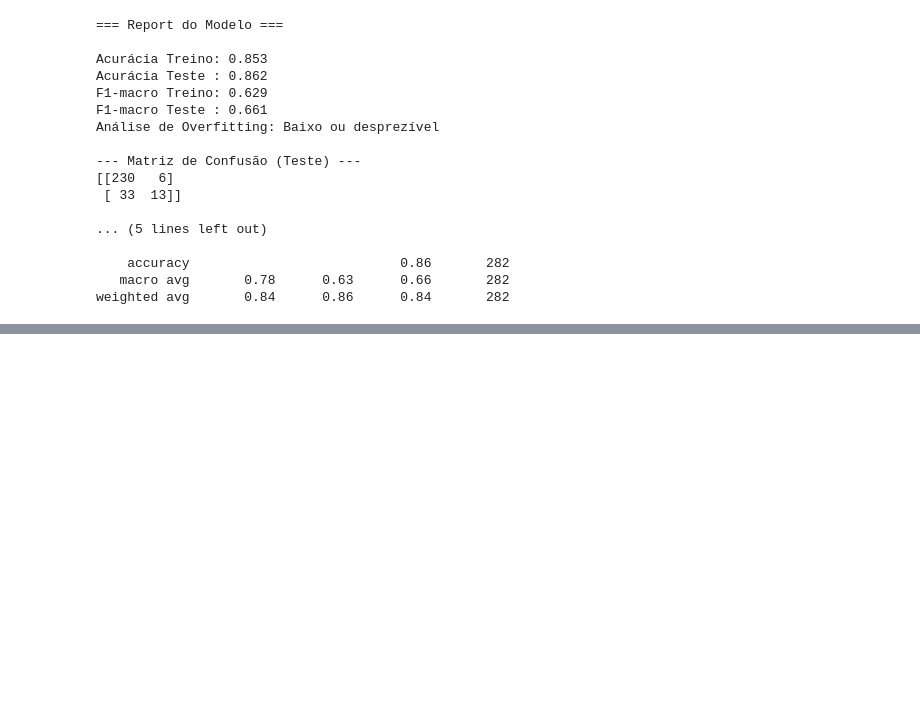
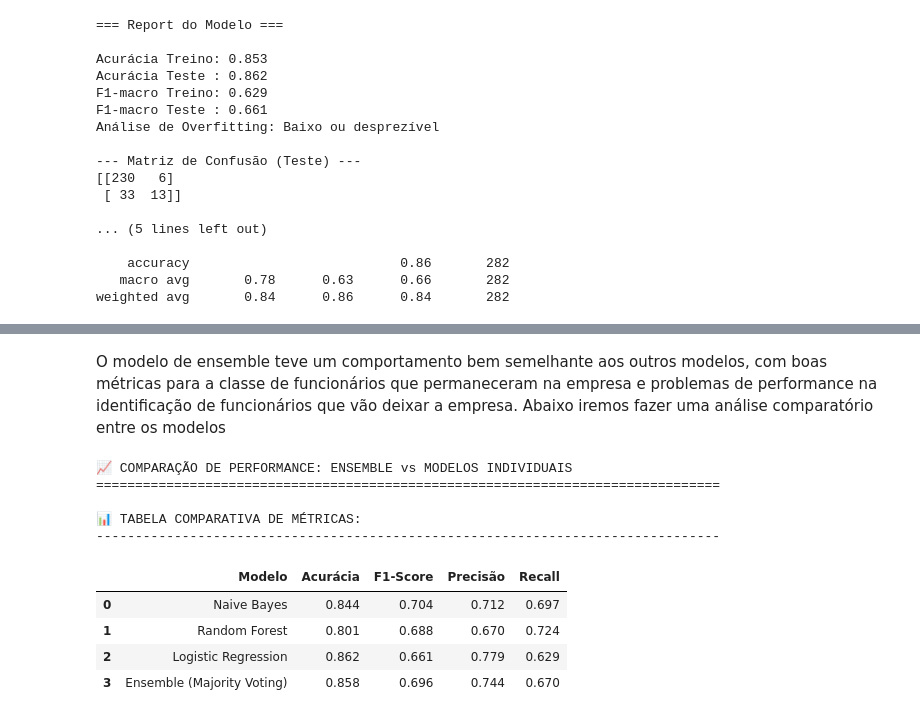
Before and after one commit to VitorMirandaAquino/pucrio-mvp-machine-learning, a Jupyter notebook: MVP_MACHINE_LEARNING.ipynb, the cells around one changed output, grey strips where cells are left out. Cells and saved outputs as stored; diff of their text form; code cells hidden in the pictures; blank space fills up the shorter version.

Commit message:
Inclusão do modelo de ensemble e conclusão

```diff
--- a/MVP_MACHINE_LEARNING.ipynb
+++ b/MVP_MACHINE_LEARNING.ipynb
@@ -1054,0 +1140,18 @@ weighted avg       0.84      0.86      0.84       282
+# %%
+# =========================================================================
+# AVALIAÇÃO DO MODELO ENSEMBLE
+# =========================================================================
+
+print("📊 AVALIAÇÃO DO MODELO ENSEMBLE")
+print("="*70)
+
+# Fazendo predições com o ensemble
+y_pred_ensemble_train = ensemble_model.predict(X_train)
+y_pred_ensemble_test = ensemble_model.predict(X_test)
+
+# Calculando métricas do ensemble
+ensemble_metrics = calculate_metrics(y_test, y_pred_ensemble_test, "Ensemble (Majority Voting)")
+
+# Exibindo o report completo do ensemble
+print("\n🎯 REPORT DETALHADO DO ENSEMBLE:")
+report_modelo(ensemble_model, X_train, y_train, X_test, y_test)
@@ -1054,0 +1176,40 @@ weighted avg       0.84      0.86      0.84       282
+# %% [markdown]
+O modelo de ensemble teve um comportamento bem semelhante aos outros modelos, com boas métricas para a classe de funcionários que permaneceram na empresa e problemas de performance na identificação de funcionários que vão deixar a empresa. Abaixo iremos fazer uma análise comparatório entre os modelos
+# %%
+# =========================================================================
+# COMPARAÇÃO: ENSEMBLE vs MODELOS INDIVIDUAIS
+# =========================================================================
+
+print("\n📈 COMPARAÇÃO DE PERFORMANCE: ENSEMBLE vs MODELOS INDIVIDUAIS")
+print("="*80)
+
+# Fazendo predições dos modelos individuais para comparação
+y_pred_nb = pipe_nb.predict(X_test)
+y_pred_rf = pipe_rf.predict(X_test)
+y_pred_lr = pipe_lr.predict(X_test)
+
+# Calculando métricas de todos os modelos
+metrics_comparison = []
+metrics_comparison.append(calculate_metrics(y_test, y_pred_nb, "Naive Bayes"))
+metrics_comparison.append(calculate_metrics(y_test, y_pred_rf, "Random Forest"))
+metrics_comparison.append(calculate_metrics(y_test, y_pred_lr, "Logistic Regression"))
+metrics_comparison.append(ensemble_metrics)
+
+# Criando DataFrame para comparação
+df_comparison = pd.DataFrame(metrics_comparison)
+df_comparison = df_comparison.round(3)
+
+print("\n📊 TABELA COMPARATIVA DE MÉTRICAS:")
+print("-"*80)
+display(df_comparison)
+# %% [output]
+📈 COMPARAÇÃO DE PERFORMANCE: ENSEMBLE vs MODELOS INDIVIDUAIS
+================================================================================
+
+📊 TABELA COMPARATIVA DE MÉTRICAS:
+--------------------------------------------------------------------------------
+|  | Modelo | Acurácia | F1-Score | Precisão | Recall |
+| 0 | Naive Bayes | 0.844 | 0.704 | 0.712 | 0.697 |
+| 1 | Random Forest | 0.801 | 0.688 | 0.670 | 0.724 |
+| 2 | Logistic Regression | 0.862 | 0.661 | 0.779 | 0.629 |
+| 3 | Ensemble (Majority Voting) | 0.858 | 0.696 | 0.744 | 0.670 |
```
Also changed, not shown: parts of 13 cells of this notebook.
